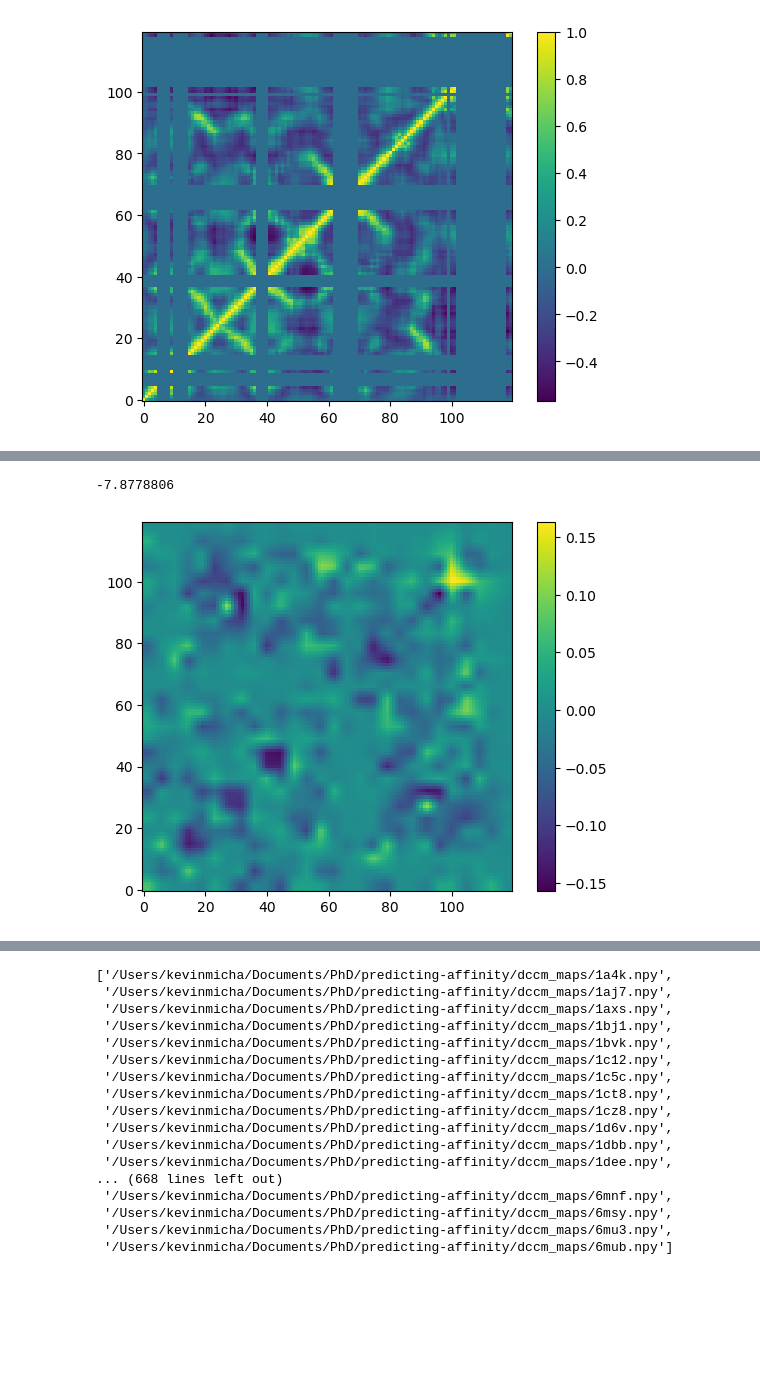
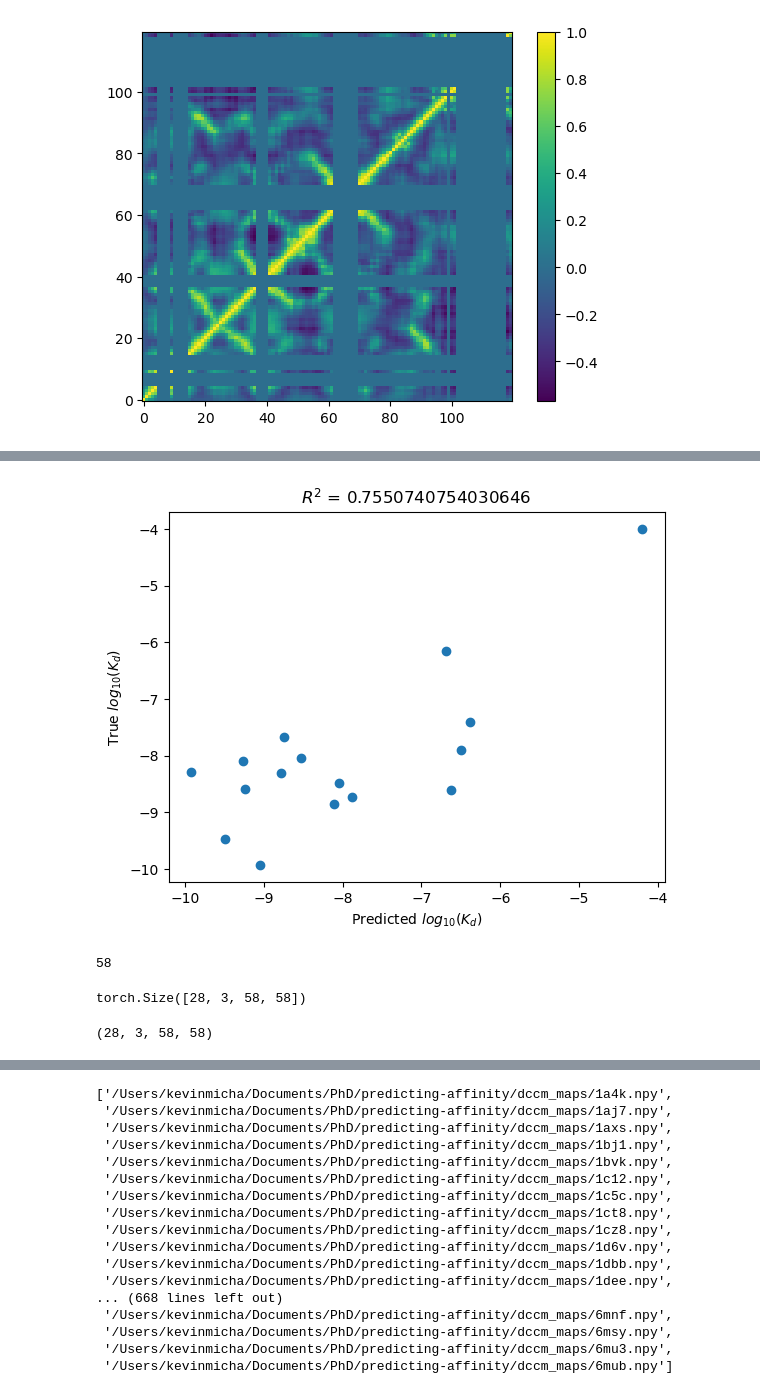
Before and after one commit to kevinmicha/ANTIPASTI, a Jupyter notebook: NMA CNN.ipynb, the cells around one changed output, grey strips where cells are left out. Drawn from its saved outputs; the diff is of its cells as text; code cells hidden in the pictures; blank space fills up the shorter version.

```diff
--- a/NMA CNN.ipynb
+++ b/NMA CNN.ipynb
@@ -258,6 +265,6 @@ plt.colorbar()
 [figure]
 # %%
 # create validation set
-train_x, val_x, train_y, val_y = train_test_split(train_x, train_y, test_size=0.046, random_state=42)
+train_x, val_x, train_y, val_y = train_test_split(train_x, train_y, test_size=0.023, random_state=30)
 (train_x.shape, train_y.shape), (val_x.shape, val_y.shape)
 # %% [output]
@@ -338,11 +345,15 @@ class MultiLabelNN(Module):
 # defining the model
 model = MultiLabelNN()
 # defining the optimizer
-#optimizer = Adam(model.parameters(), lr=3e-3)
-#optimizer = AdamW(model.parameters(), lr=2e-3)
-optimizer = AdaBelief(model.parameters(), lr=2.75e-3, eps=1e-8)
+#optimizer = Adam(model.parameters(), lr=2e-3)
+#optimizer = AdamW(model.parameters(), lr=1.75e-3)
+optimizer = AdaBelief(model.parameters(), lr=2e-3, eps=1e-8)
 #optimizer = SGD(model.parameters(), lr=9e-4)
-#scheduler = lr_scheduler.ReduceLROnPlateau(optimizer, mode='min', patience=10, min_lr=3e-4, factor=0.1)
+#scheduler = lr_scheduler.LinearLR(optimizer, start_factor=1, end_factor=0.5, total_iters=120, verbose=True)
+# 0.5 120
+# 0.25 181
+# 0.125
+
 # defining the loss function
 criterion = MSELoss()
 # checking if GPU is available
@@ -480,8 +469,0 @@ img_3.sum()
-# %%
-img = img_1 + img_2 + img_3
-plt.imshow(cv2.resize(img, dsize=(120,120)), origin='lower')
-plt.colorbar()
-img.sum()
-# %% [output]
--7.8778806
-[figure, removed]
@@ -487,0 +473,22 @@ img.sum()
+# %%
+plt.scatter(y_val.detach().numpy(), output_val.detach().numpy())
+corr = np.corrcoef(y_val.detach().numpy().T, output_val.detach().numpy().T)[1,0]
+plt.title('$R^2$ = '+str(corr))
+plt.xlabel('Predicted $log_{10}$($K_d$)')
+plt.ylabel('True $log_{10}$($K_d$)')
+plt.show()
+# %% [output]
+[figure, added]
+# %%
+size_le = int(np.sqrt(model.fc1.weight.data.numpy().shape[-1] / n_filters))
+size_le
+# %% [output]
+58
+# %%
+inter_filter.shape
+# %% [output]
+torch.Size([28, 3, 58, 58])
+# %%
+inter_filter.detach().numpy().shape
+# %% [output]
+(28, 3, 58, 58)
```
Also changed, not shown: parts of 68 cells of this notebook, 1 other file.
